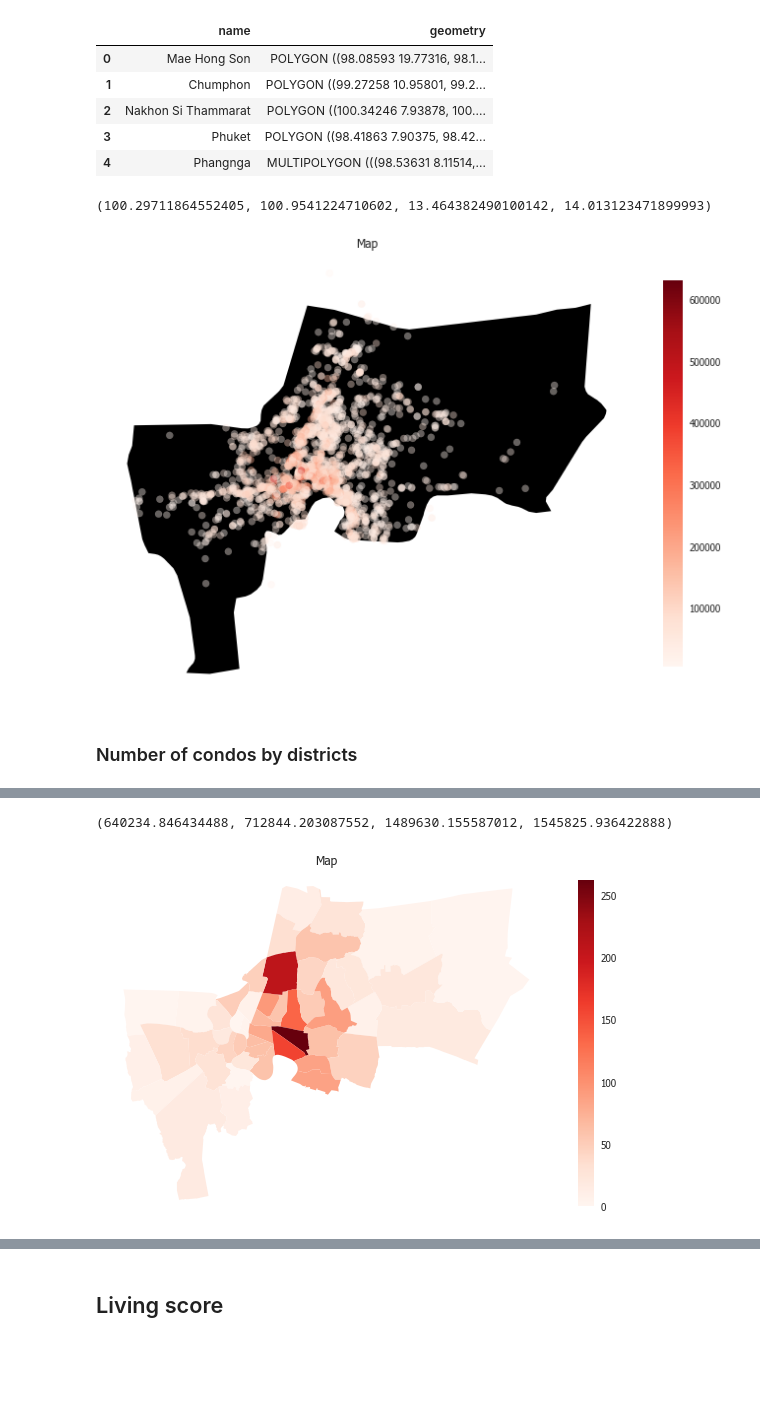
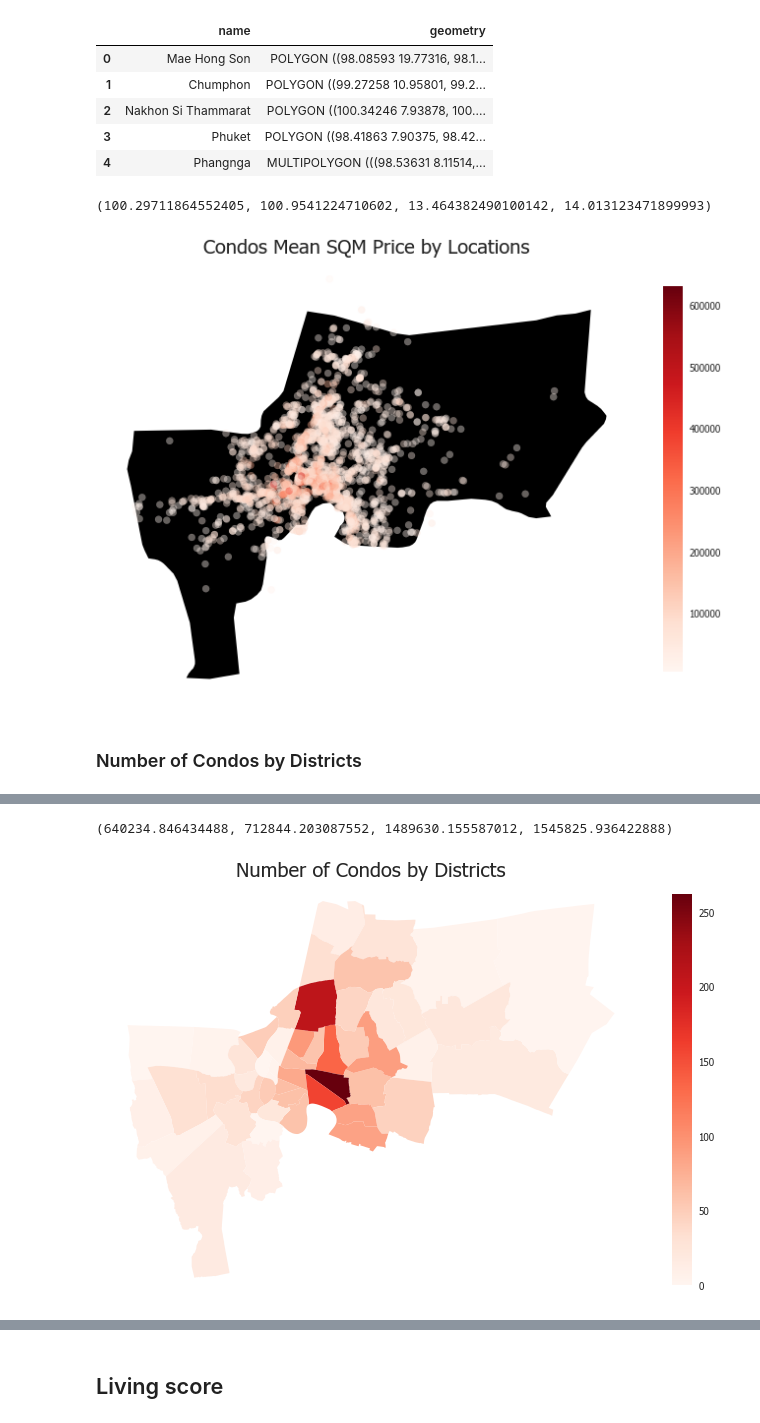
Before and after one commit to terjirapat/DADS5001-Project, a Jupyter notebook: project.ipynb, the cells around one changed output, grey strips where cells are left out. Drawn from its saved outputs; the diff is of its cells as text; code cells hidden in the pictures; blank space fills up the shorter version.

```diff
--- a/project.ipynb
+++ b/project.ipynb
@@ -480,13 +459,13 @@ th.head()
 bkk = th.loc[th['name']=='Bangkok Metropolis']
 # %%
 gdf.plot(ax=bkk.plot(figsize=(12,12), color='Black'), marker='o', cmap='Reds', column='pricesqm', alpha=0.4, legend=True, legend_kwds={'shrink': 0.6})
-plt.title('Map')
+plt.title('Condos Mean SQM Price by Locations', fontsize = 20)
 plt.axis('off')
 # %% [output]
 (100.29711864552405, 100.9541224710602, 13.464382490100142, 14.013123471899993)
-[figure, old version]
+[figure, new version]
 # %% [markdown]
-### Number of condos by districts
+### Number of Condos by Districts
 # %%
 geo = gpd.read_file('district', encoding='cp874')
 # %%
@@ -503,13 +482,13 @@ geo = geo[['geometry','dname', 'dname_e']]
 geo['dname'] = geo['dname'].replace(to_replace ='เขต', value = '', regex = True)
 #geo['dname_e'] = geo['dname_e'].str.upper()
 # %%
-geo_new = pd.merge(geo, dct_count, left_on='dname', right_on=dct_count.index, how='left')
-geo_new.fillna(0, inplace=True)
+geo = pd.merge(geo, dct_count, left_on='dname', right_on=dct_count.index, how='left')
+geo.fillna(0, inplace=True)
 # %%
-geo_new.plot(column='n_condos', cmap='Reds', figsize=(10,10), legend=True, legend_kwds={'shrink': 0.6})
-plt.title('Map')
+geo.plot(column='n_condos', cmap='Reds', figsize=(12,12), legend=True, legend_kwds={'shrink': 0.6})
+plt.title('Number of Condos by Districts', fontsize = 20)
 plt.axis('off')
 # %% [output]
 (640234.846434488, 712844.203087552, 1489630.155587012, 1545825.936422888)
-[figure, old version]
+[figure, new version]
 # %% [markdown]
```
Also changed, not shown: parts of 12 cells of this notebook.
